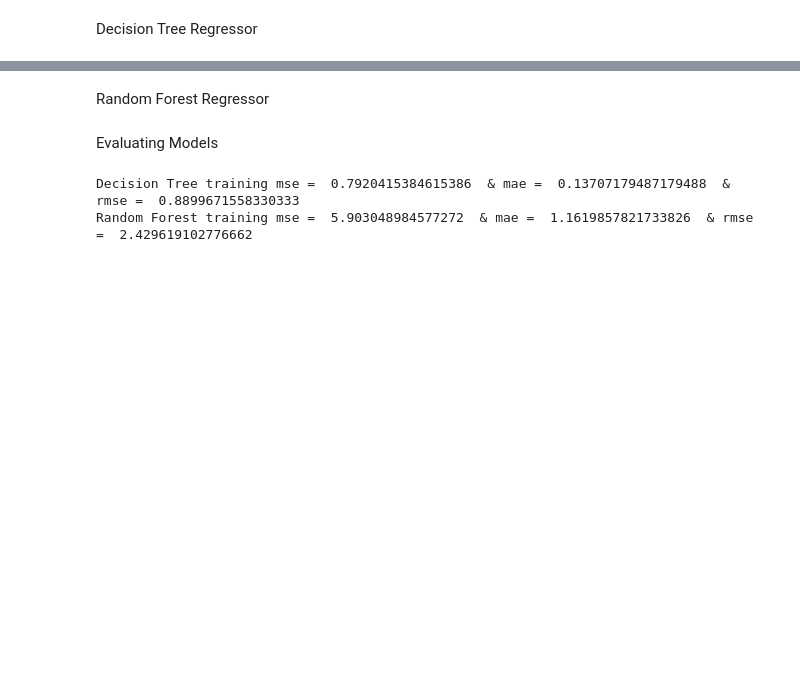
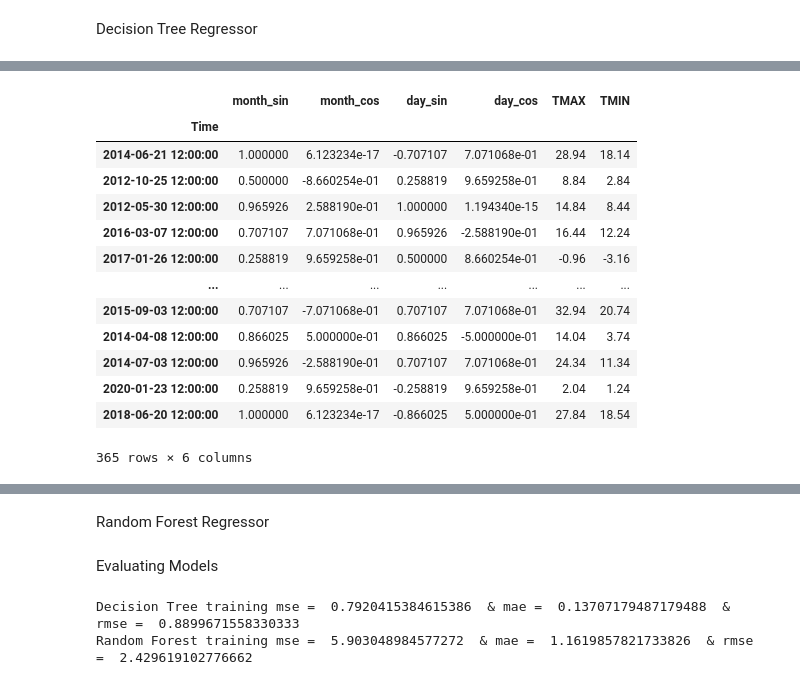
Before and after one commit to dfu2020/ATMS-597-SP-2020-Project-4, a Jupyter notebook: Project4_Joyce.ipynb, the cells around one changed output, grey strips where cells are left out. Cells and saved outputs as stored; diff of their text form; code cells hidden in the pictures; blank space fills up the shorter version.

```diff
--- a/Project4_Joyce.ipynb
+++ b/Project4_Joyce.ipynb
@@ -210,0 +283,17 @@ RandomForestRegressor(bootstrap=True, ccp_alpha=0.0, criterion='mse',
+# %%
+x_test
+# %% [output]
+|  | month_sin | month_cos | day_sin | day_cos | TMAX | TMIN |
+| Time |  |  |  |  |  |  |
+| 2014-06-21 12:00:00 | 1.000000 | 6.123234e-17 | -0.707107 | 7.071068e-01 | 28.94 | 18.14 |
+| 2012-10-25 12:00:00 | 0.500000 | -8.660254e-01 | 0.258819 | 9.659258e-01 | 8.84 | 2.84 |
+| 2012-05-30 12:00:00 | 0.965926 | 2.588190e-01 | 1.000000 | 1.194340e-15 | 14.84 | 8.44 |
+| 2016-03-07 12:00:00 | 0.707107 | 7.071068e-01 | 0.965926 | -2.588190e-01 | 16.44 | 12.24 |
+| 2017-01-26 12:00:00 | 0.258819 | 9.659258e-01 | 0.500000 | 8.660254e-01 | -0.96 | -3.16 |
+| ... | ... | ... | ... | ... | ... | ... |
+| 2015-09-03 12:00:00 | 0.707107 | -7.071068e-01 | 0.707107 | 7.071068e-01 | 32.94 | 20.74 |
+| 2014-04-08 12:00:00 | 0.866025 | 5.000000e-01 | 0.866025 | -5.000000e-01 | 14.04 | 3.74 |
+| 2014-07-03 12:00:00 | 0.965926 | -2.588190e-01 | 0.707107 | 7.071068e-01 | 24.34 | 11.34 |
+| 2020-01-23 12:00:00 | 0.258819 | 9.659258e-01 | -0.258819 | 9.659258e-01 | 2.04 | 1.24 |
+| 2018-06-20 12:00:00 | 1.000000 | 6.123234e-17 | -0.866025 | 5.000000e-01 | 27.84 | 18.54 |
+365 rows × 6 columns
```
Also changed, not shown: parts of 22 cells of this notebook.
